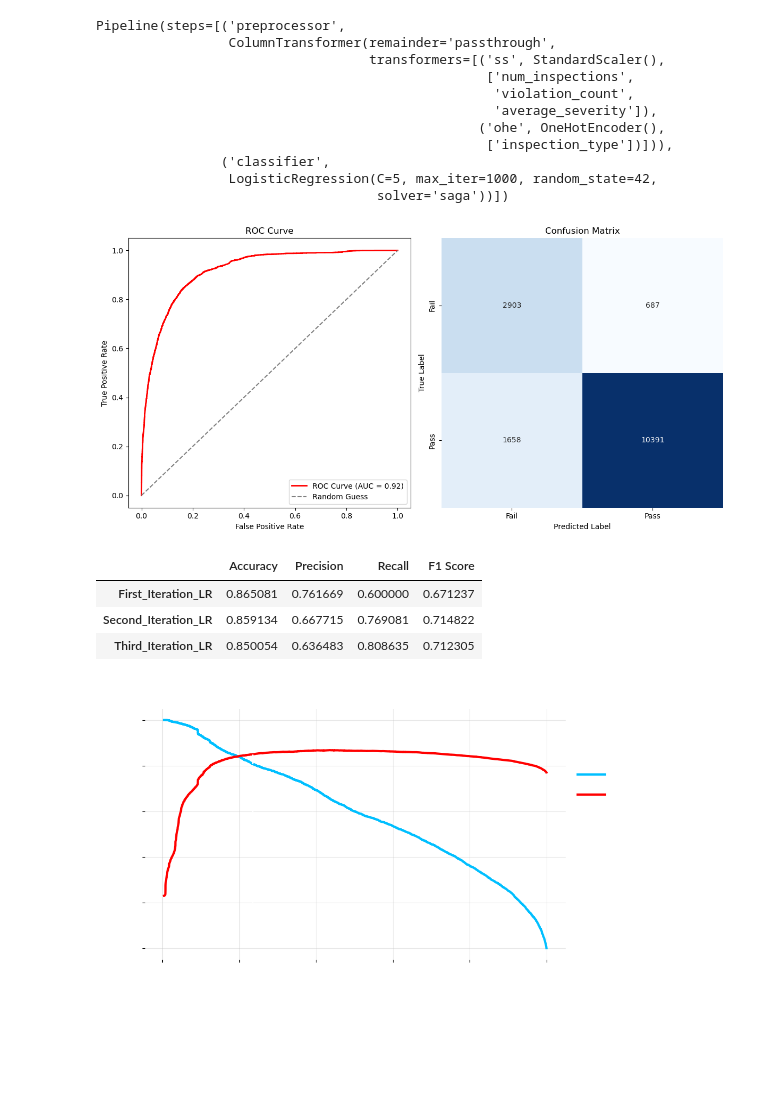
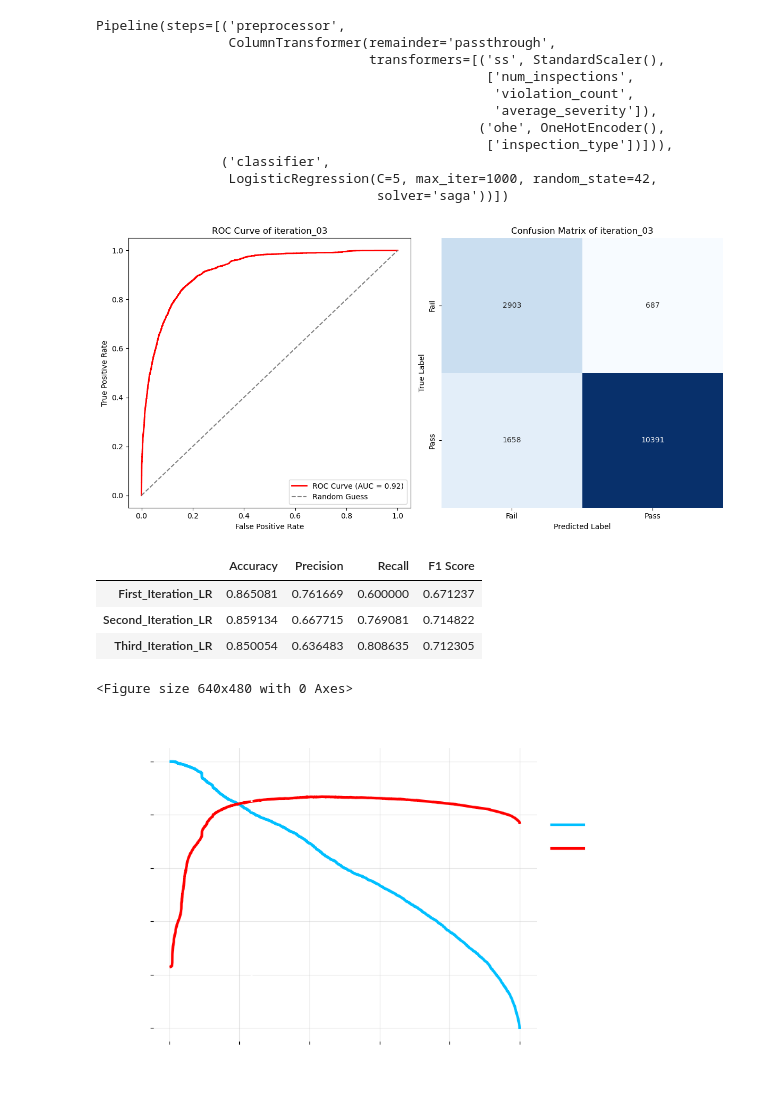
Before and after one commit to CharlesCro/food-inspections, a Jupyter notebook: code/notebooks/02_modelling.ipynb, the cells around one changed output. Cells and saved outputs as stored; diff of their text form; code cells hidden in the pictures; blank space fills up the shorter version.

```diff
--- a/code/notebooks/02_modelling.ipynb
+++ b/code/notebooks/02_modelling.ipynb
@@ -392,46 +414,48 @@ good_thresholds = np.where(accuracies >= accuracy_limit)[0] # 85 is the lowest a
 
 best_threshold = thresholds[good_thresholds[np.argmax(recall[good_thresholds])]]
 # %%
-model_results.loc['Third_Iteration_LR'] = evaluate_model(pipeline_prod, X_test, y_test, threshold = best_threshold)
+model_results.loc['Third_Iteration_LR'] = evaluate_model(pipeline_prod, X_test, y_test, threshold = best_threshold, model_name = 'iteration_03')
 model_results
 # %% [output]
-[figure, old version]
+[figure, new version]
 |  | Accuracy | Precision | Recall | F1 Score |
 | First_Iteration_LR | 0.865081 | 0.761669 | 0.600000 | 0.671237 |
 | Second_Iteration_LR | 0.859134 | 0.667715 | 0.769081 | 0.714822 |
 | Third_Iteration_LR | 0.850054 | 0.636483 | 0.808635 | 0.712305 |
+<Figure size 640x480 with 0 Axes>
 # %%
 # Visualization of what we just calculated.
 plt.figure(figsize=(10, 6))
 
 plt.plot(thresholds, recall[:-1], label = 'Recall', color = 'deepskyblue', linewidth = 3)
 plt.plot(thresholds, accuracies, label = 'Accuracy', color = 'red', linewidth = 3)
 plt.axvline(best_threshold, linestyle = 'dotted', linewidth = 2, color = 'white', label = 'Best Threshold')
 
 plt.title('Recall vs. Accuracy', size = 32, color = 'white', fontweight = 'bold')
 plt.xlabel('Threshold', size = 28, color = 'white', fontweight = 'bold')
 plt.ylabel('Score', size = 28, color = 'white', fontweight = 'bold')
 
 ax = plt.gca()
 
 plt.xticks(color = 'white', fontsize = 12)
 plt.yticks(color = 'white', fontsize = 12)
 
 plt.grid(True, alpha = 0.3)
 plt.legend(loc = 'lower left', fontsize = 18, labelcolor = 'white', frameon = False, bbox_to_anchor = (1, 0.5))
 
 # Set the plot to be transparent.
 ax.patch.set_alpha(0)
 plt.gcf().patch.set_alpha(0)
 
 # Remove borders.
 for spine in ['top', 'right', 'left', 'bottom']:
     ax.spines[spine].set_visible(False)
 
+plt.tight_layout()
 # Save plot to images folder.
 plt.savefig('../../images/recall_vs_accuracy.png');
 # %% [output]
-[figure, old version]
+[figure, new version]
 # %% [markdown]
 ---
 # Modelling Conclusion
```
Also changed, not shown: parts of 10 cells of this notebook, 16 other files.
